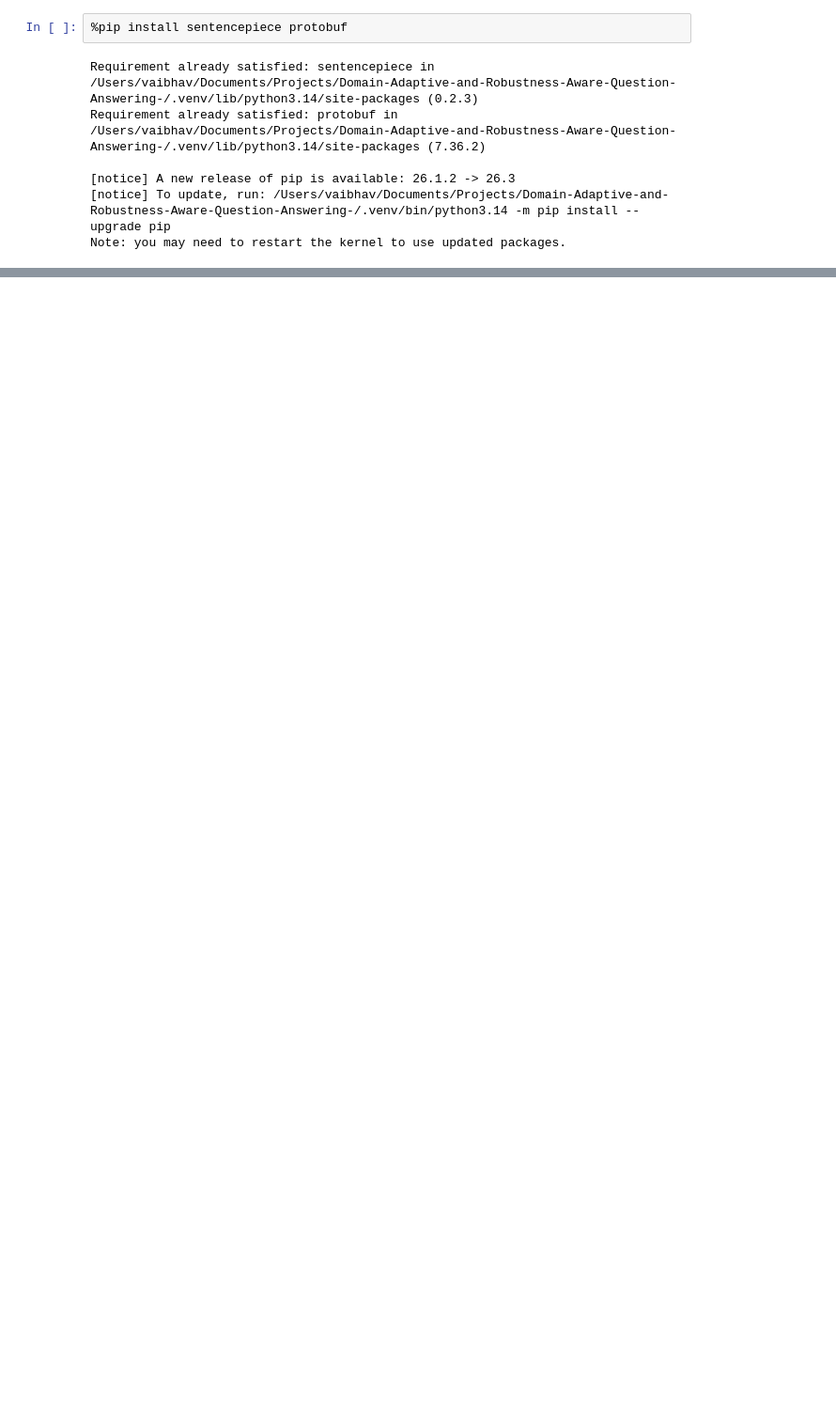
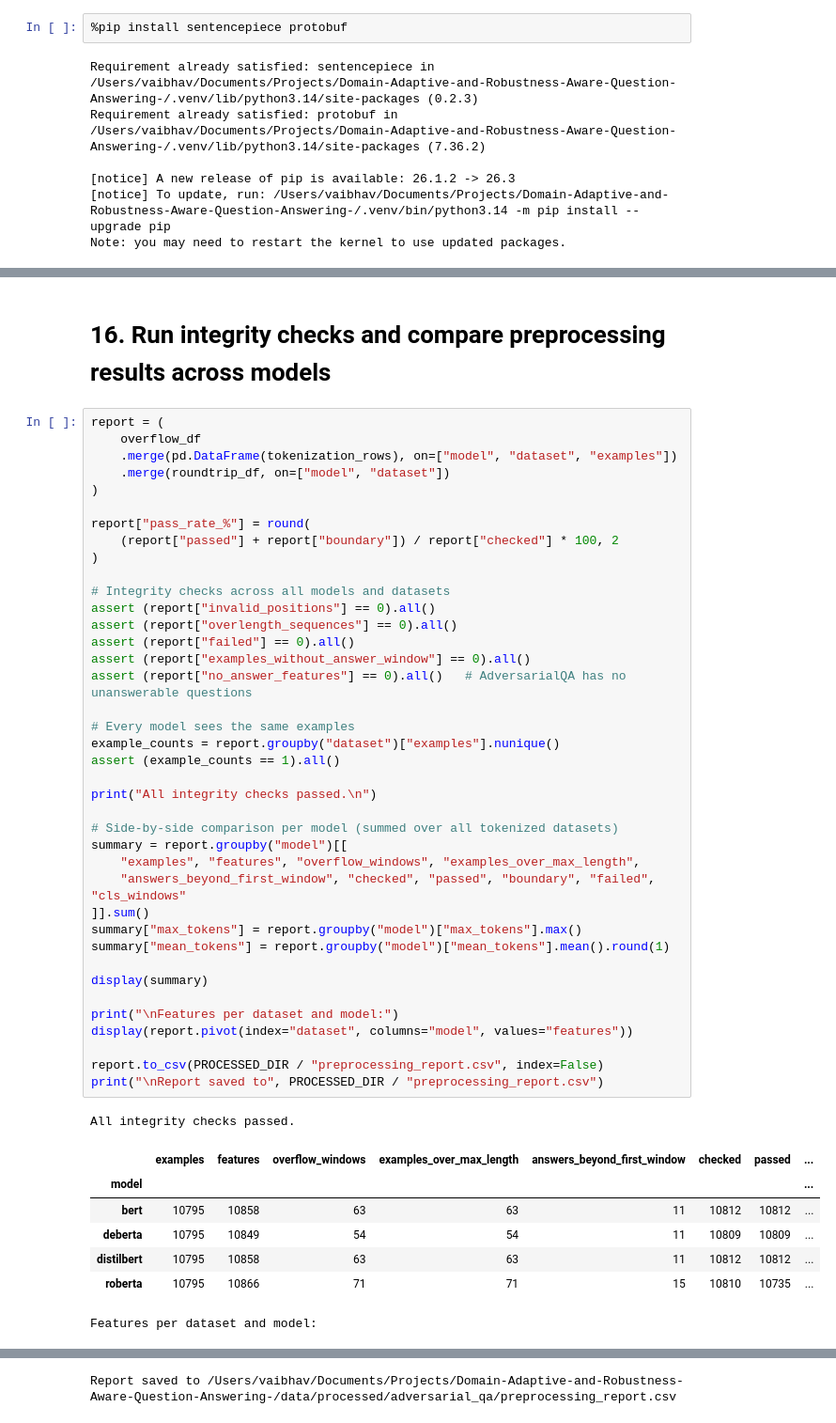
Before and after one commit to Deepika2222/Domain-Adaptive-and-Robustness-Aware-Question-Answering-, a Jupyter notebook: notebooks/02_data_preprocessing/adversarialqa_preprocessing.ipynb, the cells around one changed output, grey strips where cells are left out. Shown at 94% size. Cells and saved outputs as stored; diff of their text form; blank space fills up the shorter version.

```diff
--- a/notebooks/02_data_preprocessing/adversarialqa_preprocessing.ipynb
+++ b/notebooks/02_data_preprocessing/adversarialqa_preprocessing.ipynb
@@ -965 +1204,51 @@ CLS-labelled windows (answer outside window): 76
 RESULT: ALL CHECKED ANSWER SPANS PASSED
+# %% [markdown]
+# 16. Run integrity checks and compare preprocessing results across models
+# %%
+report = (
+    overflow_df
+    .merge(pd.DataFrame(tokenization_rows), on=["model", "dataset", "examples"])
+    .merge(roundtrip_df, on=["model", "dataset"])
+)
+
+report["pass_rate_%"] = round(
+    (report["passed"] + report["boundary"]) / report["checked"] * 100, 2
+)
+
+# Integrity checks across all models and datasets
+assert (report["invalid_positions"] == 0).all()
+assert (report["overlength_sequences"] == 0).all()
+assert (report["failed"] == 0).all()
+assert (report["examples_without_answer_window"] == 0).all()
+assert (report["no_answer_features"] == 0).all()   # AdversarialQA has no unanswerable questions
+
+# Every model sees the same examples
+example_counts = report.groupby("dataset")["examples"].nunique()
+assert (example_counts == 1).all()
+
+print("All integrity checks passed.\n")
+
+# Side-by-side comparison per model (summed over all tokenized datasets)
+summary = report.groupby("model")[[
+    "examples", "features", "overflow_windows", "examples_over_max_length",
+    "answers_beyond_first_window", "checked", "passed", "boundary", "failed", "cls_windows"
+]].sum()
+summary["max_tokens"] = report.groupby("model")["max_tokens"].max()
+summary["mean_tokens"] = report.groupby("model")["mean_tokens"].mean().round(1)
+
+display(summary)
+
+print("\nFeatures per dataset and model:")
+display(report.pivot(index="dataset", columns="model", values="features"))
+
+report.to_csv(PROCESSED_DIR / "preprocessing_report.csv", index=False)
+print("\nReport saved to", PROCESSED_DIR / "preprocessing_report.csv")
+# %% [output]
+All integrity checks passed.
+|  | examples | features | overflow_windows | examples_over_max_length | answers_beyond_first_window | checked | passed | ... |
+| model |  |  |  |  |  |  |  | ... |
+| bert | 10795 | 10858 | 63 | 63 | 11 | 10812 | 10812 | ... |
+| deberta | 10795 | 10849 | 54 | 54 | 11 | 10809 | 10809 | ... |
+| distilbert | 10795 | 10858 | 63 | 63 | 11 | 10812 | 10812 | ... |
+| roberta | 10795 | 10866 | 71 | 71 | 15 | 10810 | 10735 | ... |
+Features per dataset and model:
@@ -965,0 +1264 @@ RESULT: ALL CHECKED ANSWER SPANS PASSED
+Report saved to /Users/vaibhav/Documents/Projects/Domain-Adaptive-and-Robustness-Aware-Question-Answering-/data/processed/adversarial_qa/preprocessing_report.csv
```
Also changed, not shown: parts of 16 cells of this notebook, 17 other files.
